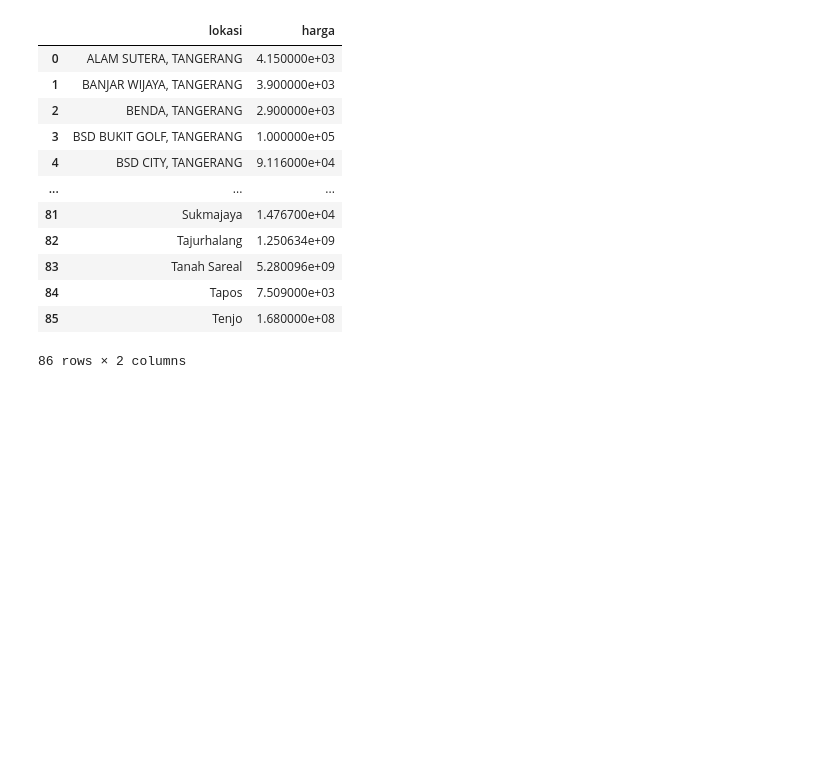
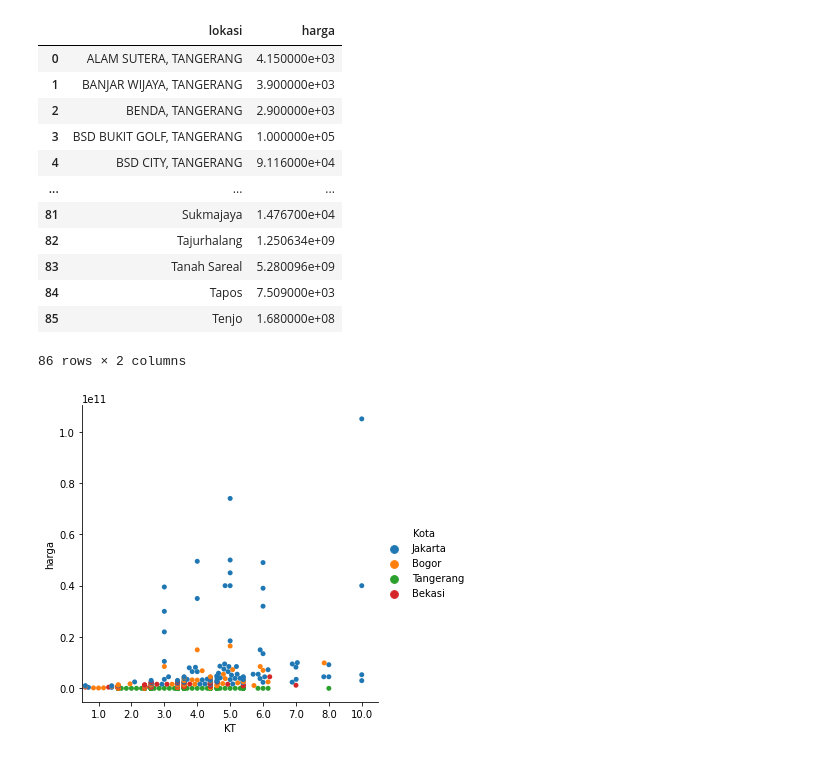
Before and after one commit to farahtrinrll/Datmin-Kelompok-J-Kelas-B, a Jupyter notebook: Data_Mining_Kelompok_J_Study_Case_01.ipynb, the cells around one changed output. Saved outputs shown, nothing was run; the diff lists cells and outputs as text; code cells hidden in the pictures; blank space fills up the shorter version.

```diff
--- a/Data_Mining_Kelompok_J_Study_Case_01.ipynb
+++ b/Data_Mining_Kelompok_J_Study_Case_01.ipynb
@@ -203,3 +226,7 @@ besar_harga
 | 84 | Tapos | 7.509000e+03 |
 | 85 | Tenjo | 1.680000e+08 |
 86 rows × 2 columns
+# %%
+p= sns.catplot(x="KT", y="harga", hue="Kota", kind="swarm", data=dfmerge)
+# %% [output]
+[figure, added]
```
Also changed, not shown: parts of 15 cells of this notebook.
